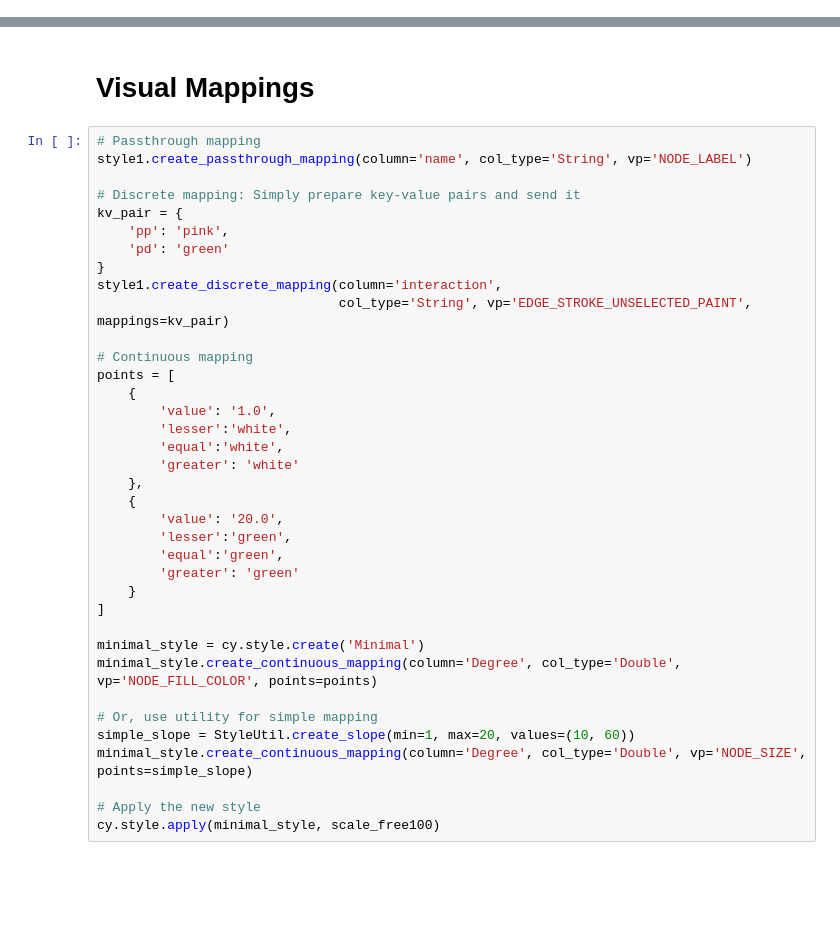
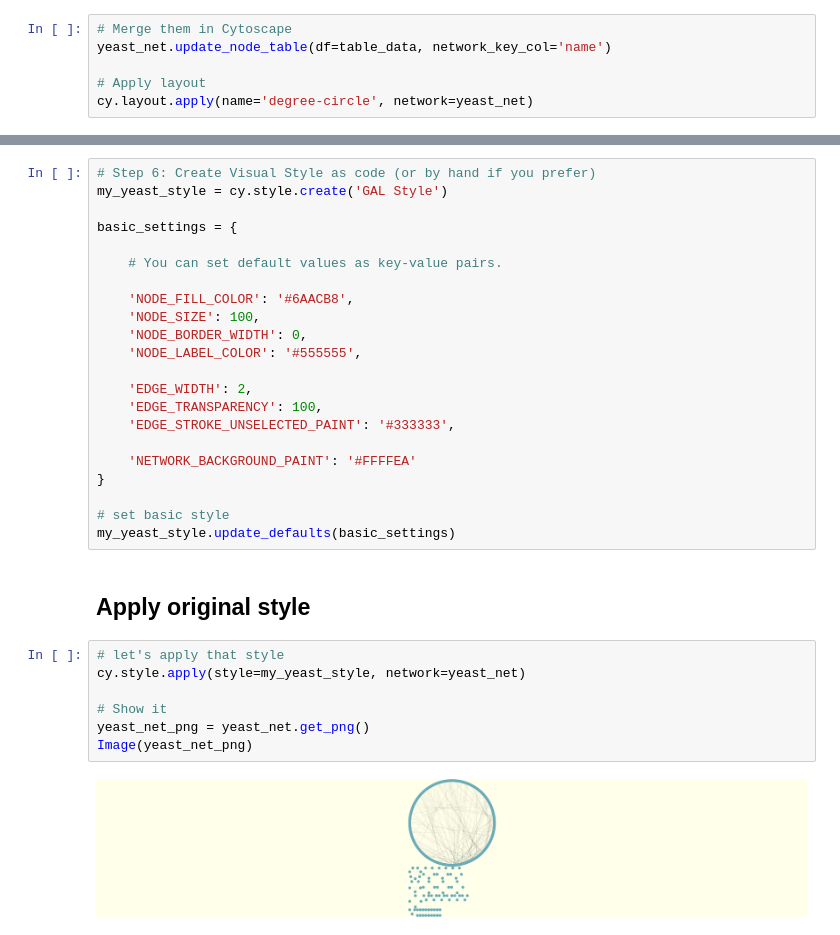
Before and after one commit to idekerlab/cyrest-examples, a Jupyter notebook: notebooks/cookbook/Python-cookbook/Style.ipynb, the cells around one changed output, grey strips where cells are left out. Saved outputs shown, nothing was run; the diff lists cells and outputs as text; blank space fills up the shorter version.

```diff
--- a/notebooks/cookbook/Python-cookbook/Style.ipynb
+++ b/notebooks/cookbook/Python-cookbook/Style.ipynb
@@ -0,0 +50,6 @@
+# %%
+# Merge them in Cytoscape
+yeast_net.update_node_table(df=table_data, network_key_col='name')
+
+# Apply layout
+cy.layout.apply(name='degree-circle', network=yeast_net)
@@ -60,39 +196,33 @@ cy.style.apply(style1, yeast1)
-# %% [markdown]
- # Visual Mappings
-# %%
-# Passthrough mapping
-style1.create_passthrough_mapping(column='name', col_type='String', vp='NODE_LABEL')
-
-# Discrete mapping: Simply prepare key-value pairs and send it
-kv_pair = {
-    'pp': 'pink',
-    'pd': 'green'
-}
-style1.create_discrete_mapping(column='interaction',
-                               col_type='String', vp='EDGE_STROKE_UNSELECTED_PAINT', mappings=kv_pair)
-
-# Continuous mapping
-points = [
-    {
-        'value': '1.0',
-        'lesser':'white',
-        'equal':'white',
-        'greater': 'white'
-    },
-    {
-        'value': '20.0',
-        'lesser':'green',
-        'equal':'green',
-        'greater': 'green'
-    }
-]
-
-minimal_style = cy.style.create('Minimal')
-minimal_style.create_continuous_mapping(column='Degree', col_type='Double', vp='NODE_FILL_COLOR', points=points)
-
-# Or, use utility for simple mapping
-simple_slope = StyleUtil.create_slope(min=1, max=20, values=(10, 60))
-minimal_style.create_continuous_mapping(column='Degree', col_type='Double', vp='NODE_SIZE', points=simple_slope)
-
-# Apply the new style
-cy.style.apply(minimal_style, scale_free100)
+# %%
+# Step 6: Create Visual Style as code (or by hand if you prefer)
+my_yeast_style = cy.style.create('GAL Style')
+
+basic_settings = {
+
+    # You can set default values as key-value pairs.
+
+    'NODE_FILL_COLOR': '#6AACB8',
+    'NODE_SIZE': 100,
+    'NODE_BORDER_WIDTH': 0,
+    'NODE_LABEL_COLOR': '#555555',
+
+    'EDGE_WIDTH': 2,
+    'EDGE_TRANSPARENCY': 100,
+    'EDGE_STROKE_UNSELECTED_PAINT': '#333333',
+
+    'NETWORK_BACKGROUND_PAINT': '#FFFFEA'
+}
+
+# set basic style
+my_yeast_style.update_defaults(basic_settings)
+# %% [markdown]
+## Apply original style
+# %%
+# let's apply that style
+cy.style.apply(style=my_yeast_style, network=yeast_net)
+
+# Show it
+yeast_net_png = yeast_net.get_png()
+Image(yeast_net_png)
+# %% [output]
+[figure, added]
```
Also changed, not shown: parts of 26 cells of this notebook.
